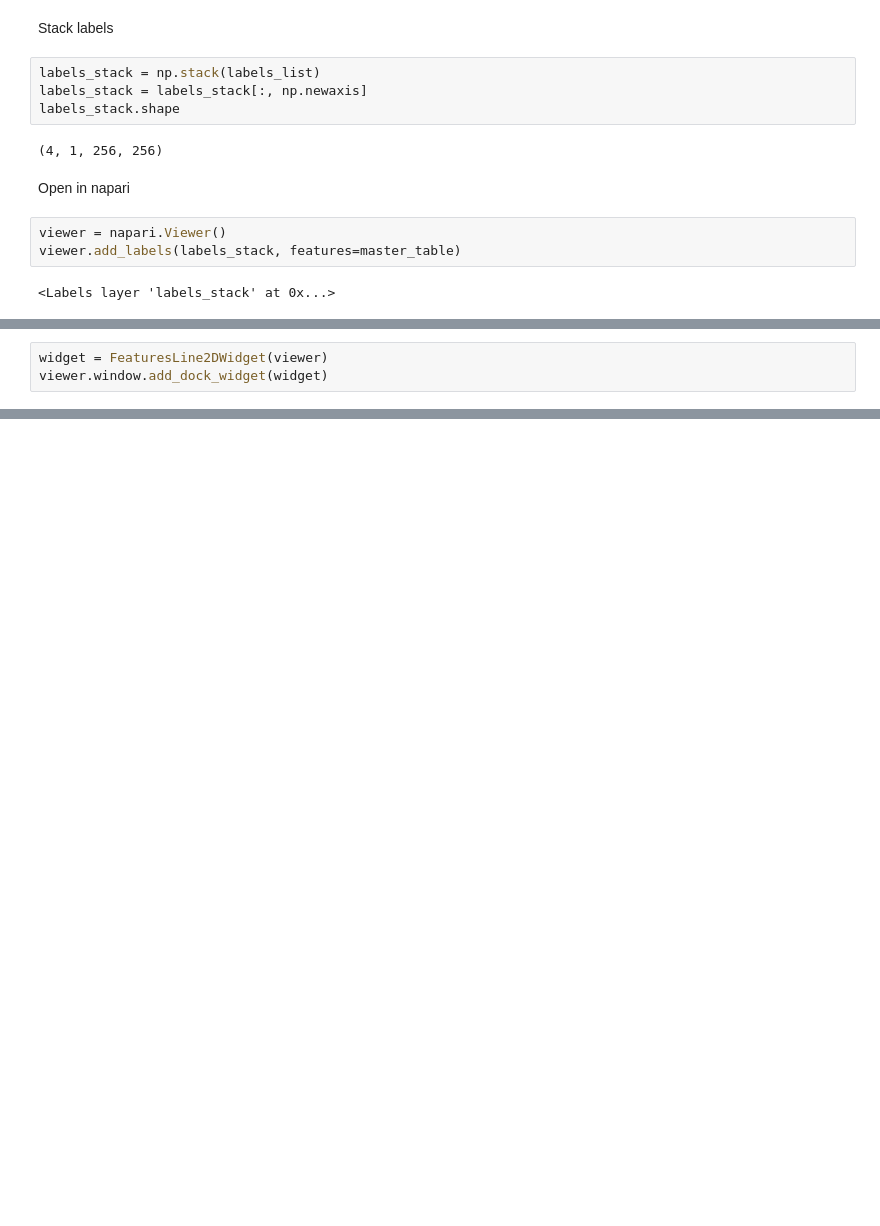
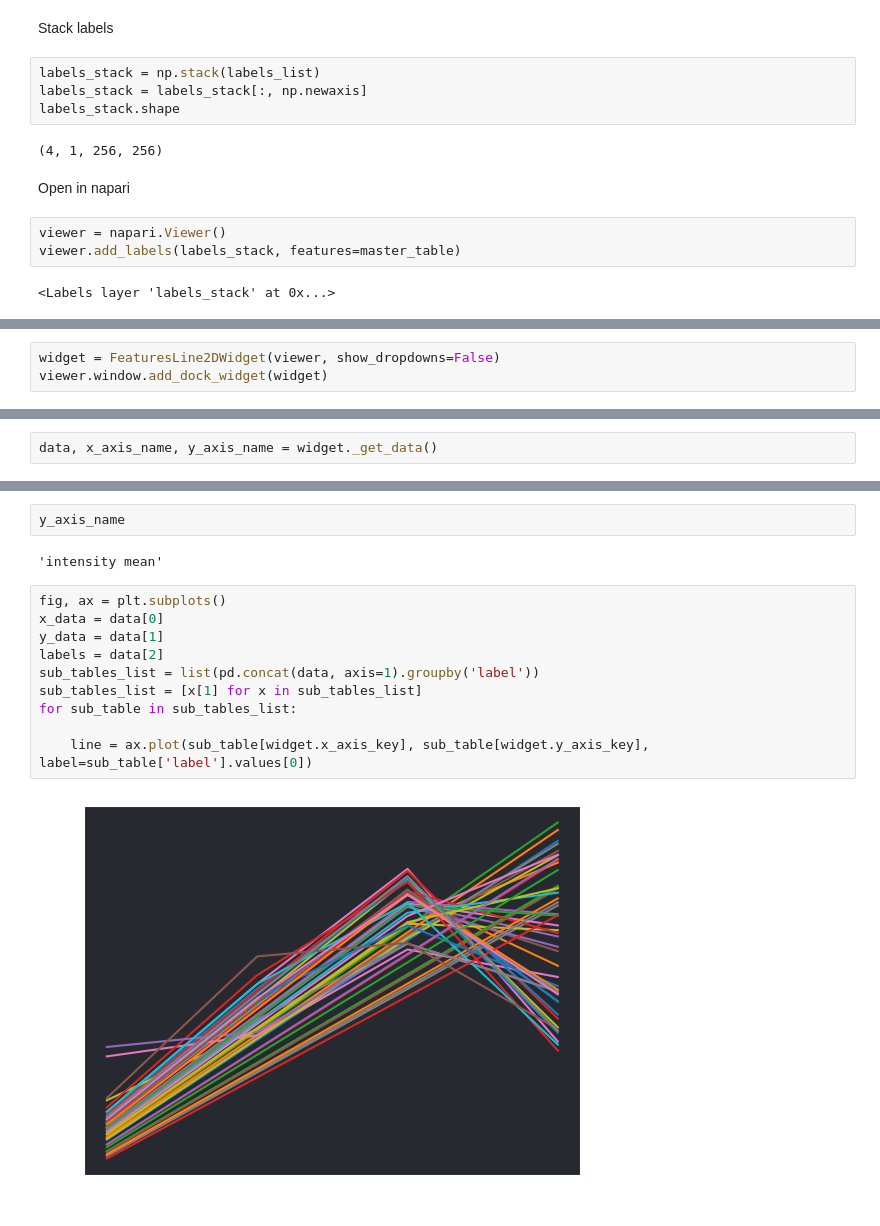
Before and after one commit to zoccoler/napari-matplotlib, a Jupyter notebook: examples/Overlay_layers_features.ipynb, the cells around one changed output, grey strips where cells are left out. Drawn from its saved outputs; the diff is of its cells as text; blank space fills up the shorter version.

Commit message:
add show_dropdowns option

```diff
--- a/examples/Overlay_layers_features.ipynb
+++ b/examples/Overlay_layers_features.ipynb
@@ -231,4 +248,4 @@ class FeaturesLine2DWidget(Line2DBaseWidget):
 # %%
-widget = FeaturesLine2DWidget(viewer)
+widget = FeaturesLine2DWidget(viewer, show_dropdowns=False)
 viewer.window.add_dock_widget(widget)
 # %% [output]
@@ -235,0 +294,2 @@ viewer.window.add_dock_widget(widget)
+# %%
+data, x_axis_name, y_axis_name = widget._get_data()
@@ -235,0 +325,16 @@ viewer.window.add_dock_widget(widget)
+# %%
+y_axis_name
+# %% [output]
+'intensity mean'
+# %%
+fig, ax = plt.subplots()
+x_data = data[0]
+y_data = data[1]
+labels = data[2]
+sub_tables_list = list(pd.concat(data, axis=1).groupby('label'))
+sub_tables_list = [x[1] for x in sub_tables_list]
+for sub_table in sub_tables_list:
+
+    line = ax.plot(sub_table[widget.x_axis_key], sub_table[widget.y_axis_key], label=sub_table['label'].values[0])
+# %% [output]
+[figure, added]
```
Also changed, not shown: parts of 8 cells of this notebook.
